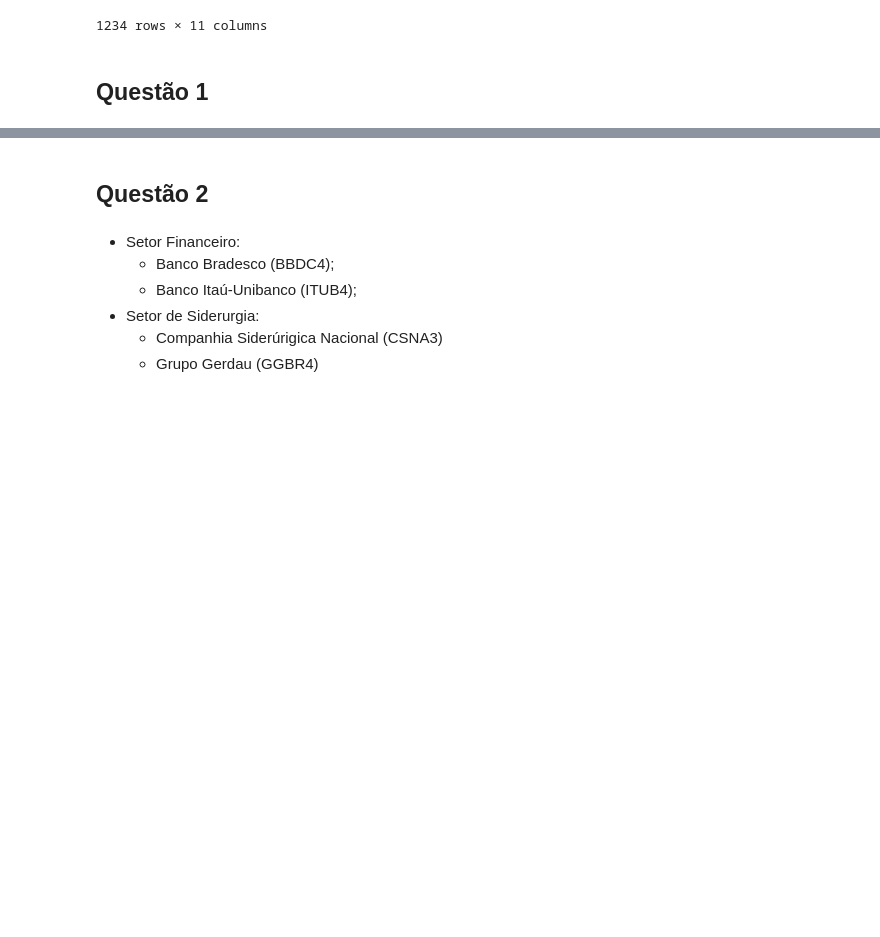
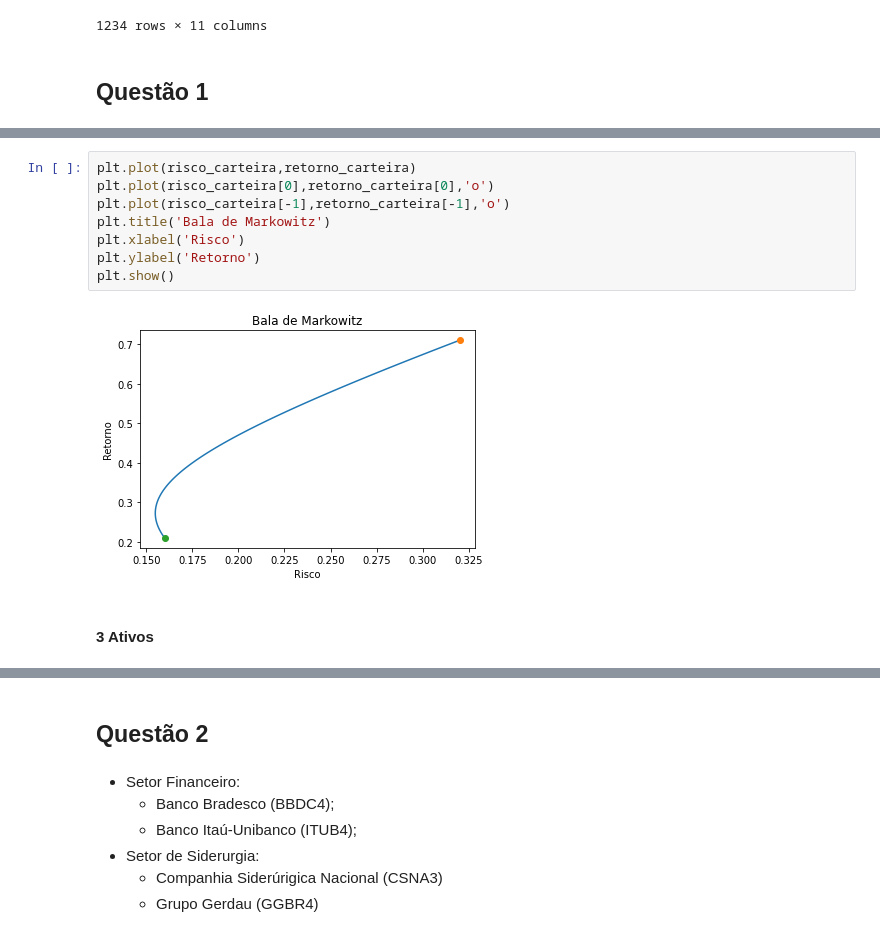
Before and after one commit to cleitonmoya/MAE001_Trabalho2, a Jupyter notebook: Trabalho2.ipynb, the cells around one changed output, grey strips where cells are left out. Drawn from its saved outputs; the diff is of its cells as text; blank space fills up the shorter version.

```diff
--- a/Trabalho2.ipynb
+++ b/Trabalho2.ipynb
@@ -64,0 +113,12 @@ df
+# %%
+plt.plot(risco_carteira,retorno_carteira)
+plt.plot(risco_carteira[0],retorno_carteira[0],'o')
+plt.plot(risco_carteira[-1],retorno_carteira[-1],'o')
+plt.title('Bala de Markowitz')
+plt.xlabel('Risco')
+plt.ylabel('Retorno')
+plt.show()
+# %% [output]
+[figure, added]
+# %% [markdown]
+#### 3 Ativos
```
Also changed, not shown: parts of 63 cells of this notebook.
